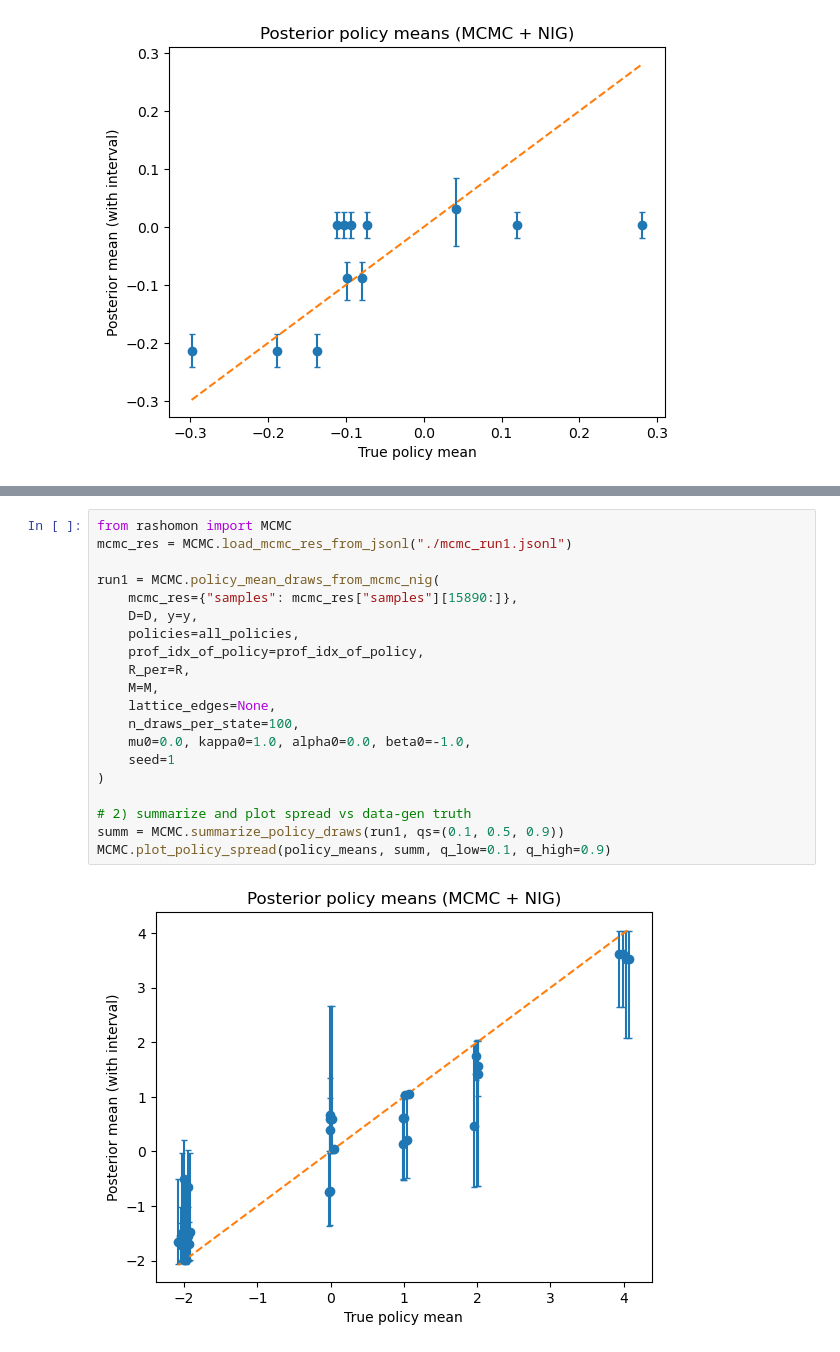
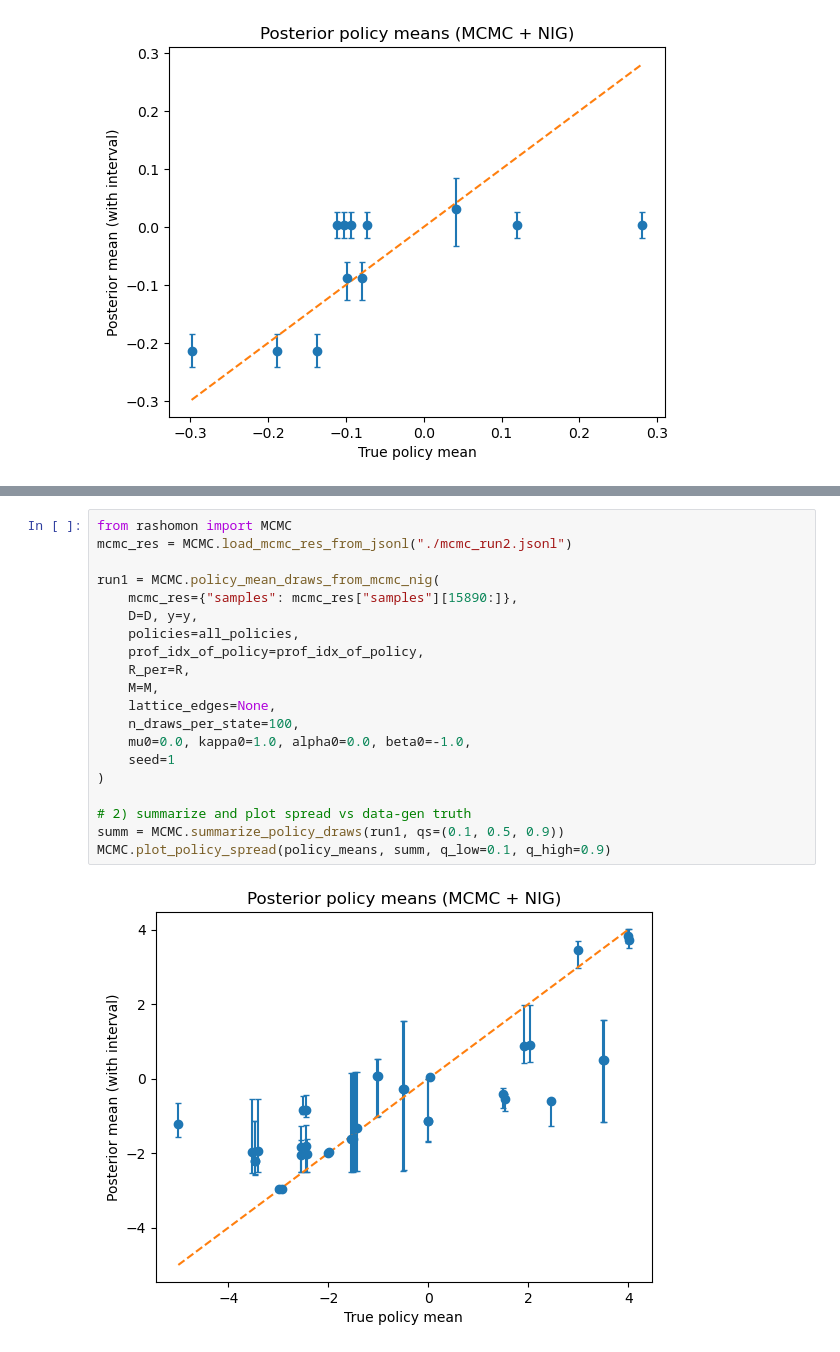
Before and after one commit to fyy2025/RHS-X, a Jupyter notebook: Code/experiment.ipynb, the cells around one changed output, grey strips where cells are left out. Drawn from its saved outputs; the diff is of its cells as text.

```diff
--- a/Code/experiment.ipynb
+++ b/Code/experiment.ipynb
@@ -765,23 +765,23 @@ mcmc_res["samples"][15890:]
  ...]
 # %%
 from rashomon import MCMC
-mcmc_res = MCMC.load_mcmc_res_from_jsonl("./mcmc_run1.jsonl")
+mcmc_res = MCMC.load_mcmc_res_from_jsonl("./mcmc_run2.jsonl")
 
 run1 = MCMC.policy_mean_draws_from_mcmc_nig(
     mcmc_res={"samples": mcmc_res["samples"][15890:]},
     D=D, y=y,
     policies=all_policies,
     prof_idx_of_policy=prof_idx_of_policy,
     R_per=R,
     M=M,
     lattice_edges=None,
     n_draws_per_state=100,
     mu0=0.0, kappa0=1.0, alpha0=0.0, beta0=-1.0,
     seed=1
 )
 
 # 2) summarize and plot spread vs data-gen truth
 summ = MCMC.summarize_policy_draws(run1, qs=(0.1, 0.5, 0.9))
 MCMC.plot_policy_spread(policy_means, summ, q_low=0.1, q_high=0.9)
 # %% [output]
-[figure, old version]
+[figure, new version]
```
Also changed, not shown: parts of 1 cell of this notebook, 5 other files.
